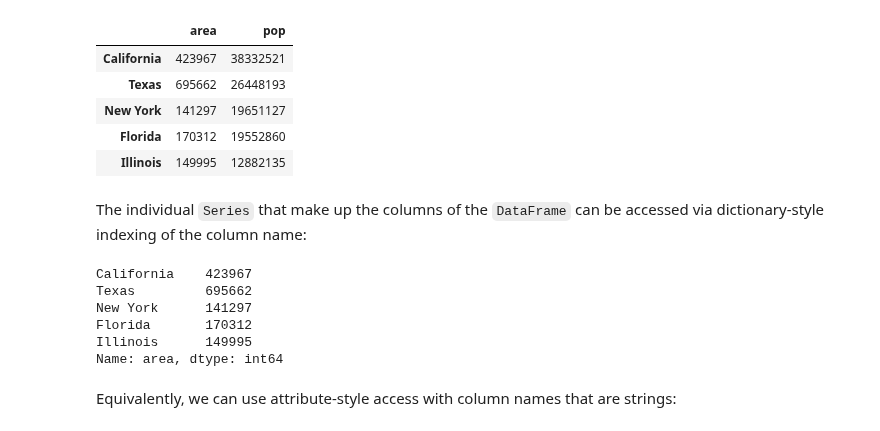
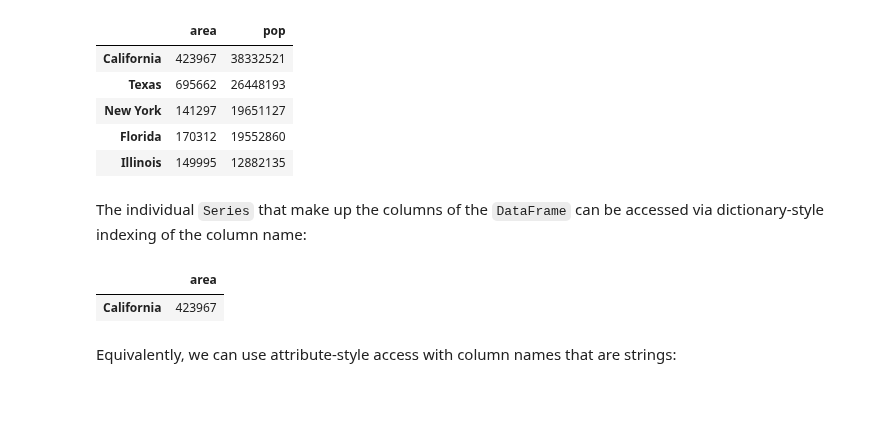
Before and after one commit to nichoces/dsft-jun23, a Jupyter notebook: 2_Data_analysis/2-Pandas/2_Data-Indexing-and-Selection.ipynb, the cells around one changed output. Cells and saved outputs as stored; diff of their text form; code cells hidden in the pictures; blank space fills up the shorter version.

```diff
--- a/2_Data_analysis/2-Pandas/2_Data-Indexing-and-Selection.ipynb
+++ b/2_Data_analysis/2-Pandas/2_Data-Indexing-and-Selection.ipynb
@@ -242,15 +283,11 @@ data
 | Illinois | 149995 | 12882135 |
 # %% [markdown]
 The individual ``Series`` that make up the columns of the ``DataFrame`` can be accessed via dictionary-style indexing of the column name:
-# %%
-data['area']
-# %% [output]
-California    423967
-Texas         695662
-New York      141297
-Florida       170312
-Illinois      149995
-Name: area, dtype: int64
+# %%
+data.iloc[0:3:2,  0: 1   ].loc[["California"], ["area"]] # cacharreo
+# %% [output]
+|  | area |
+| California | 423967 |
 # %% [markdown]
 Equivalently, we can use attribute-style access with column names that are strings:
 # %%
```
Also changed, not shown: parts of 9 cells of this notebook, 20 other files.
